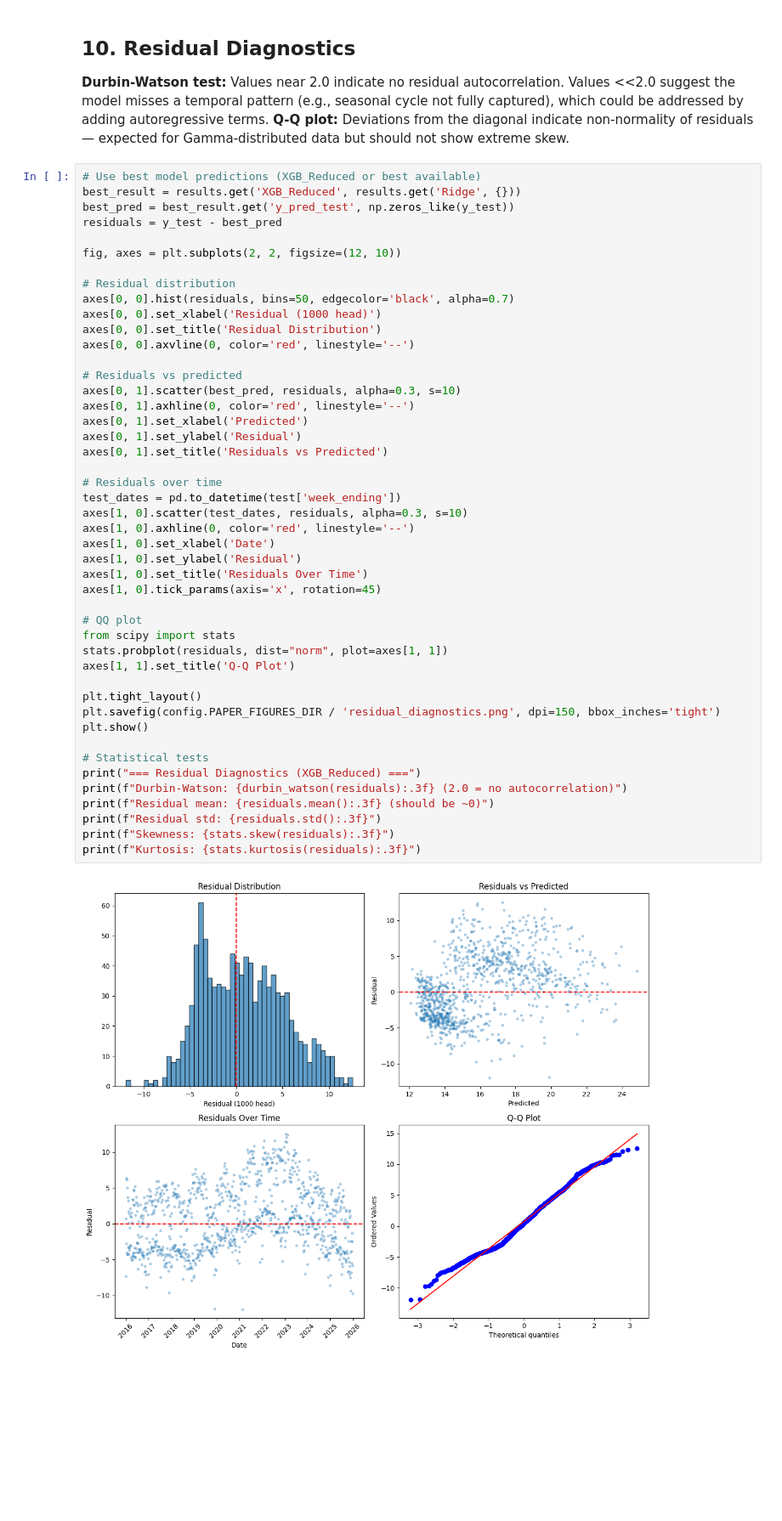
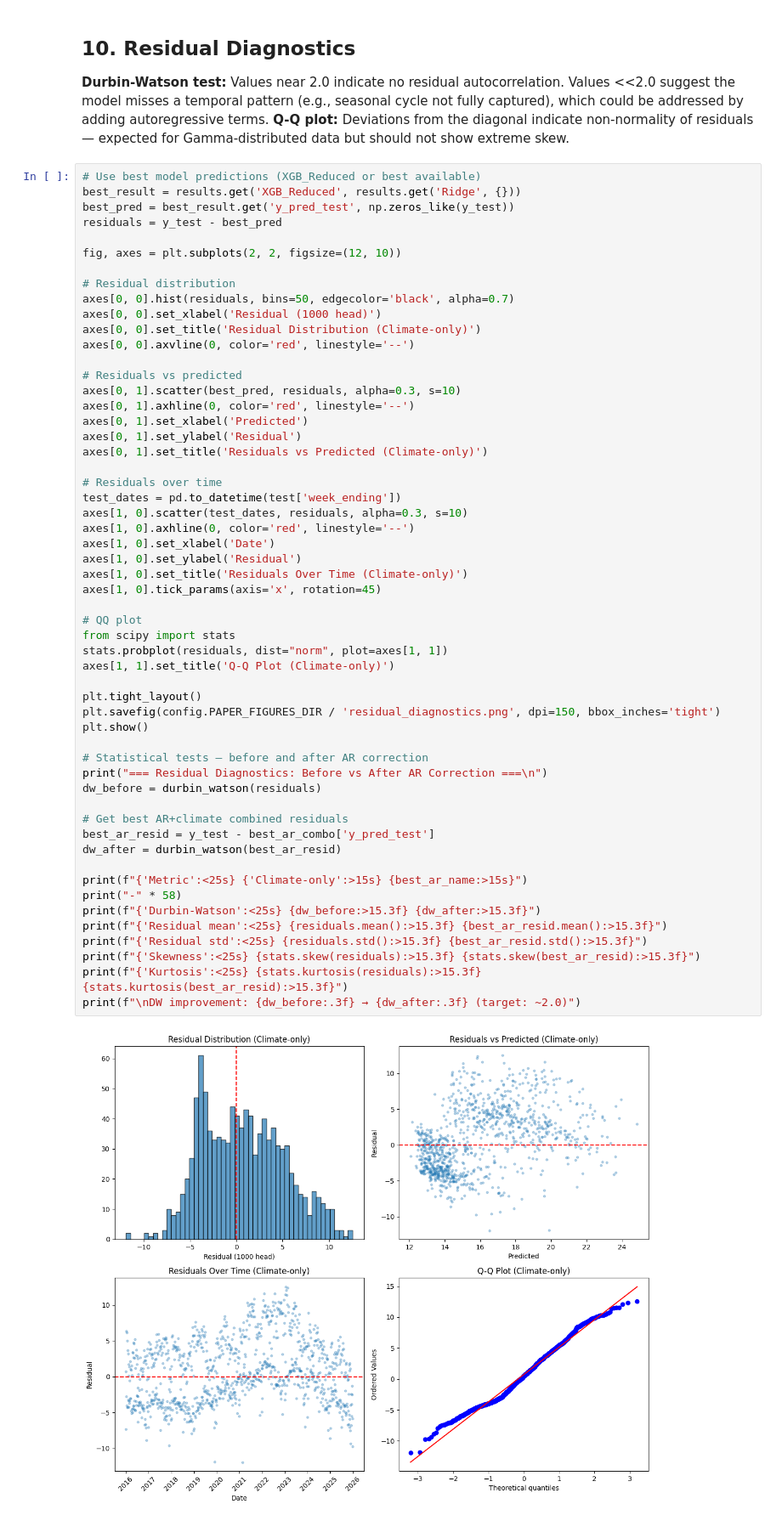
Before and after one commit to kyle-lesinger/livestock-heat-merra2, a Jupyter notebook: notebooks/03_analysis/paper_03_predictive_modeling.ipynb, the cells around one changed output. Shown at 85% size. Saved outputs shown, nothing was run; the diff lists cells and outputs as text; blank space fills up the shorter version.

```diff
--- a/notebooks/03_analysis/paper_03_predictive_modeling.ipynb
+++ b/notebooks/03_analysis/paper_03_predictive_modeling.ipynb
@@ -839,42 +1194,51 @@ residuals = y_test - best_pred
 fig, axes = plt.subplots(2, 2, figsize=(12, 10))
 
 # Residual distribution
 axes[0, 0].hist(residuals, bins=50, edgecolor='black', alpha=0.7)
 axes[0, 0].set_xlabel('Residual (1000 head)')
-axes[0, 0].set_title('Residual Distribution')
+axes[0, 0].set_title('Residual Distribution (Climate-only)')
 axes[0, 0].axvline(0, color='red', linestyle='--')
 
 # Residuals vs predicted
 axes[0, 1].scatter(best_pred, residuals, alpha=0.3, s=10)
 axes[0, 1].axhline(0, color='red', linestyle='--')
 axes[0, 1].set_xlabel('Predicted')
 axes[0, 1].set_ylabel('Residual')
-axes[0, 1].set_title('Residuals vs Predicted')
+axes[0, 1].set_title('Residuals vs Predicted (Climate-only)')
 
 # Residuals over time
 test_dates = pd.to_datetime(test['week_ending'])
 axes[1, 0].scatter(test_dates, residuals, alpha=0.3, s=10)
 axes[1, 0].axhline(0, color='red', linestyle='--')
 axes[1, 0].set_xlabel('Date')
 axes[1, 0].set_ylabel('Residual')
-axes[1, 0].set_title('Residuals Over Time')
+axes[1, 0].set_title('Residuals Over Time (Climate-only)')
 axes[1, 0].tick_params(axis='x', rotation=45)
 
 # QQ plot
 from scipy import stats
 stats.probplot(residuals, dist="norm", plot=axes[1, 1])
-axes[1, 1].set_title('Q-Q Plot')
+axes[1, 1].set_title('Q-Q Plot (Climate-only)')
 
 plt.tight_layout()
 plt.savefig(config.PAPER_FIGURES_DIR / 'residual_diagnostics.png', dpi=150, bbox_inches='tight')
 plt.show()
 
-# Statistical tests
-print("=== Residual Diagnostics (XGB_Reduced) ===")
-print(f"Durbin-Watson: {durbin_watson(residuals):.3f} (2.0 = no autocorrelation)")
-print(f"Residual mean: {residuals.mean():.3f} (should be ~0)")
-print(f"Residual std: {residuals.std():.3f}")
-print(f"Skewness: {stats.skew(residuals):.3f}")
-print(f"Kurtosis: {stats.kurtosis(residuals):.3f}")
+# Statistical tests — before and after AR correction
+print("=== Residual Diagnostics: Before vs After AR Correction ===\n")
+dw_before = durbin_watson(residuals)
+
+# Get best AR+climate combined residuals
+best_ar_resid = y_test - best_ar_combo['y_pred_test']
+dw_after = durbin_watson(best_ar_resid)
+
+print(f"{'Metric':<25s} {'Climate-only':>15s} {best_ar_name:>15s}")
+print("-" * 58)
+print(f"{'Durbin-Watson':<25s} {dw_before:>15.3f} {dw_after:>15.3f}")
+print(f"{'Residual mean':<25s} {residuals.mean():>15.3f} {best_ar_resid.mean():>15.3f}")
+print(f"{'Residual std':<25s} {residuals.std():>15.3f} {best_ar_resid.std():>15.3f}")
+print(f"{'Skewness':<25s} {stats.skew(residuals):>15.3f} {stats.skew(best_ar_resid):>15.3f}")
+print(f"{'Kurtosis':<25s} {stats.kurtosis(residuals):>15.3f} {stats.kurtosis(best_ar_resid):>15.3f}")
+print(f"\nDW improvement: {dw_before:.3f} → {dw_after:.3f} (target: ~2.0)")
 # %% [output]
-[figure, old version]
+[figure, new version]
```
Also changed, not shown: parts of 27 cells of this notebook, 32 other files.
